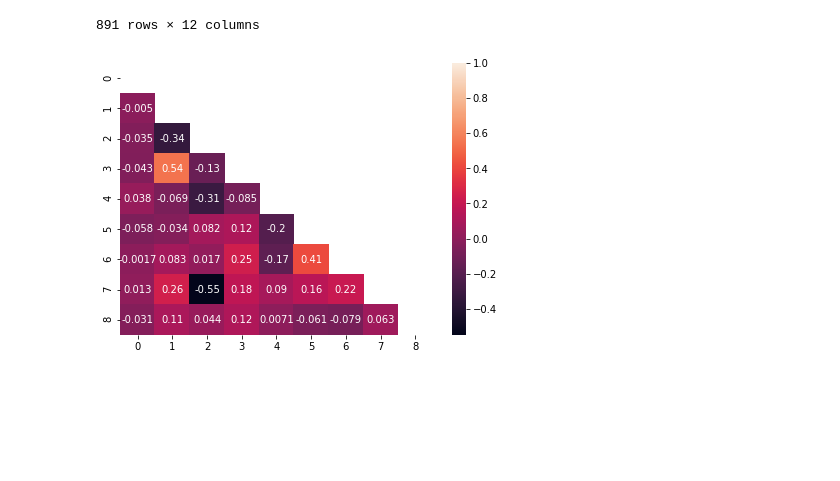
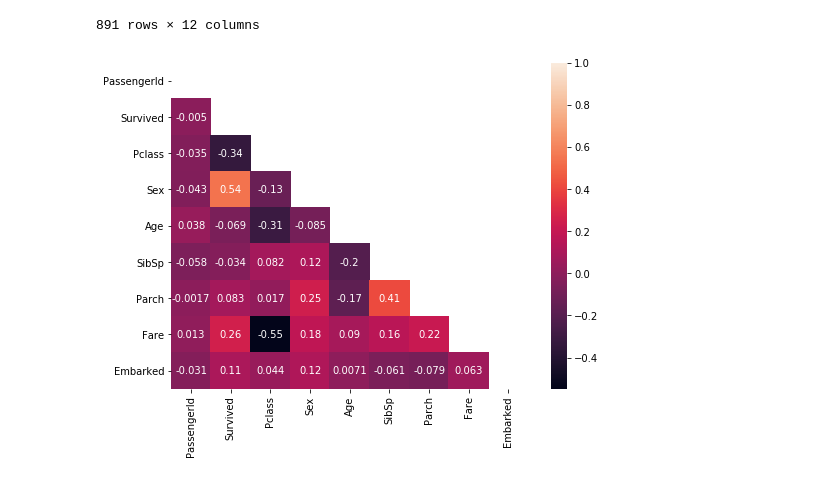
Before and after one commit to ParthivNaresh/ML_Library, a Jupyter notebook: ML_API.ipynb, the cells around one changed output. Cells and saved outputs as stored; diff of their text form; code cells hidden in the pictures; blank space fills up the shorter version.

Commit message:
Correlation Matrix

```diff
--- a/ML_API.ipynb
+++ b/ML_API.ipynb
@@ -217,6 +217,30 @@ def category_encode(df_, col_to_encode=[], encoder_type=None, target_col=[]):
         encoded = encoder.fit_transform(df_[col_to_encode], df_[target_col])
     df_[col_to_encode] = encoded
     return df_
+# %%
+def corr_matrix(df_, exclude_label=None):
+    '''
+    Returns a correlation matrix for the DataFrame.
+
+    Parameters:
+        df_ : DataFrame or 2-dimensional array
+        exclude_label : str, optional
+            Exclude column(s) from the correlation.
+    Returns:
+        df_ : DataFrame
+    '''
+    if not isinstance(df_, pd.DataFrame):
+        df_ = pd.DataFrame(df_)
+    plt.rcParams['figure.facecolor'] = 'white'
+    fig, ax = plt.subplots(figsize=(8, 6))
+    if exclude_label:
+        df_feat = total_df.drop(columns=[exclude_label])
+    else:
+        df_feat = total_df
+    df_feat_corr = df_feat.corr()
+    mask = np.zeros_like(np.array(df_feat_corr))
+    mask[np.triu_indices_from(mask)] = True
+    ax = sns.heatmap(df_feat_corr, mask=mask, annot=True)
 # %%
 total_df = pd.read_csv('../train.csv')
 #total_df.isnull()["Embarked"].describe()
@@ -242,12 +266,7 @@ total_df = category_encode(total_df, ["Sex", "Embarked"], "ordinal")
 total_df["Age"] = fill_null(total_df["Age"], lin_predict=total_df[["Pclass", "Age", "Sex", "SibSp",
                                                                    "Parch", "Fare", "Embarked"]])
 total_df.drop(columns=["Name", "Ticket"], inplace=True)
-# %%
-plt.rcParams['figure.facecolor'] = 'white'
-fig, ax = plt.subplots(figsize=(7, 5))
-df_corr = np.array(total_df.corr())
-mask = np.zeros_like(df_corr)
-mask[np.triu_indices_from(mask)] = True
-ax = sns.heatmap(df_corr, mask=mask, annot=True)
-# %% [output]
-[figure, removed]
+# %%
+corr_matrix(total_dfm)
+# %% [output]
+[figure, added]
```
Also changed, not shown: parts of 1 cell of this notebook.
